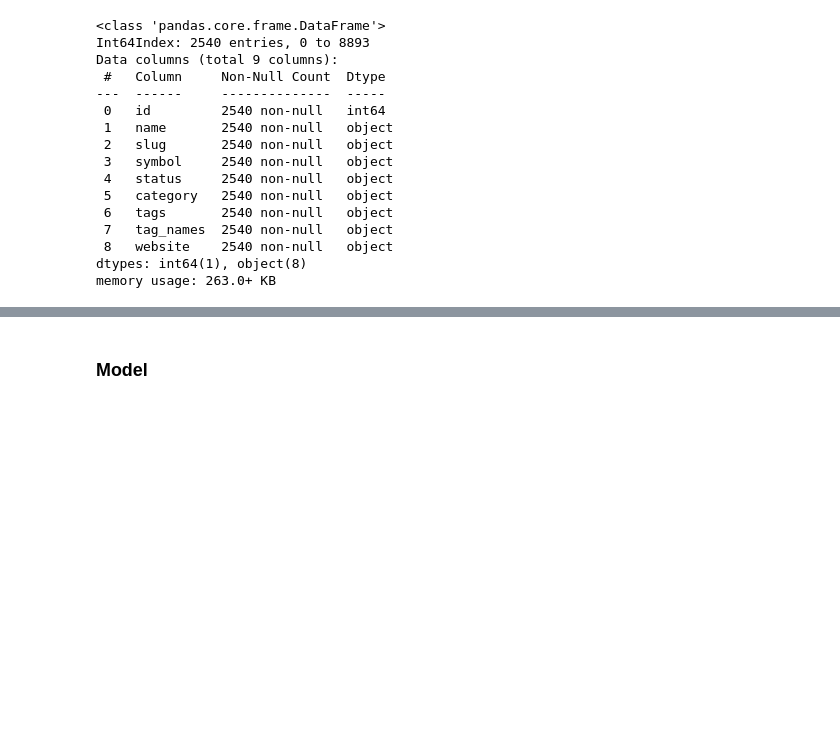
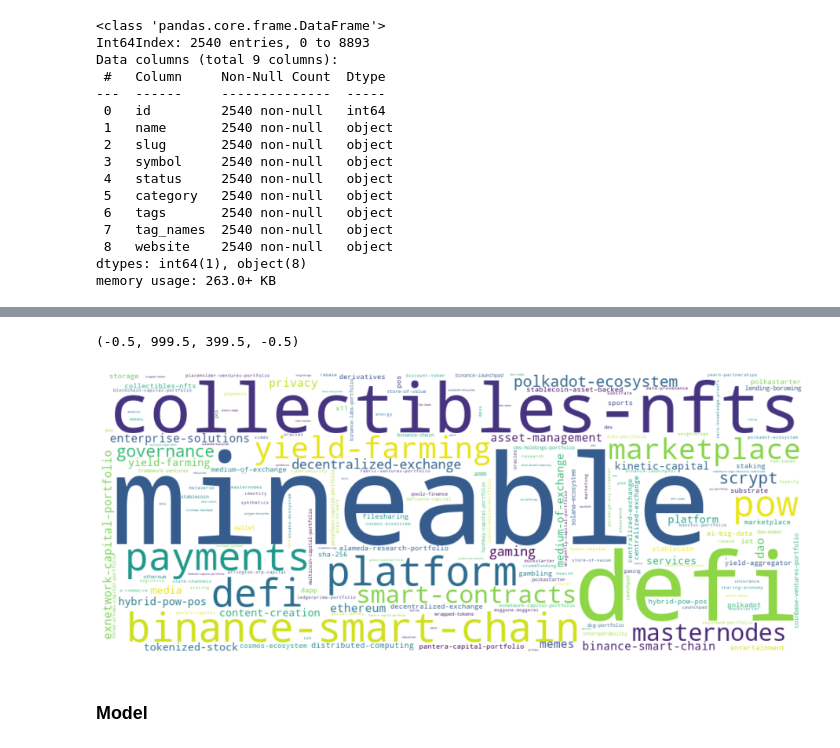
Before and after one commit to salsabillaflsft/MachineLearningProject, a Jupyter notebook: recommender_project.ipynb, the cells around one changed output, grey strips where cells are left out. Drawn from its saved outputs; the diff is of its cells as text; code cells hidden in the pictures; blank space fills up the shorter version.

Commit message:
word cloud, tf

```diff
--- a/recommender_project.ipynb
+++ b/recommender_project.ipynb
@@ -154,0 +163,4 @@ data.head()
+# %%
+#tags
+tags_count = (data['tags'].str.split(',').explode().value_counts().sort_values(ascending=False))
+tags_count
@@ -155,3 +180,13 @@ data.head()
+# %%
+from wordcloud import WordCloud
+tags_wc = WordCloud(width=1000,height=400,background_color='white')
+tags_wc.generate_from_frequencies(tags_count.to_dict())
+plt.figure(figsize=(16, 8))
+plt.imshow(tags_wc, interpolation="bilinear")
+plt.axis('off')
+# %% [output]
+(-0.5, 999.5, 399.5, -0.5)
+[figure, added]
 # %% [markdown]
 ### Model
 # %% [markdown]
```
Also changed, not shown: parts of 7 cells of this notebook.
